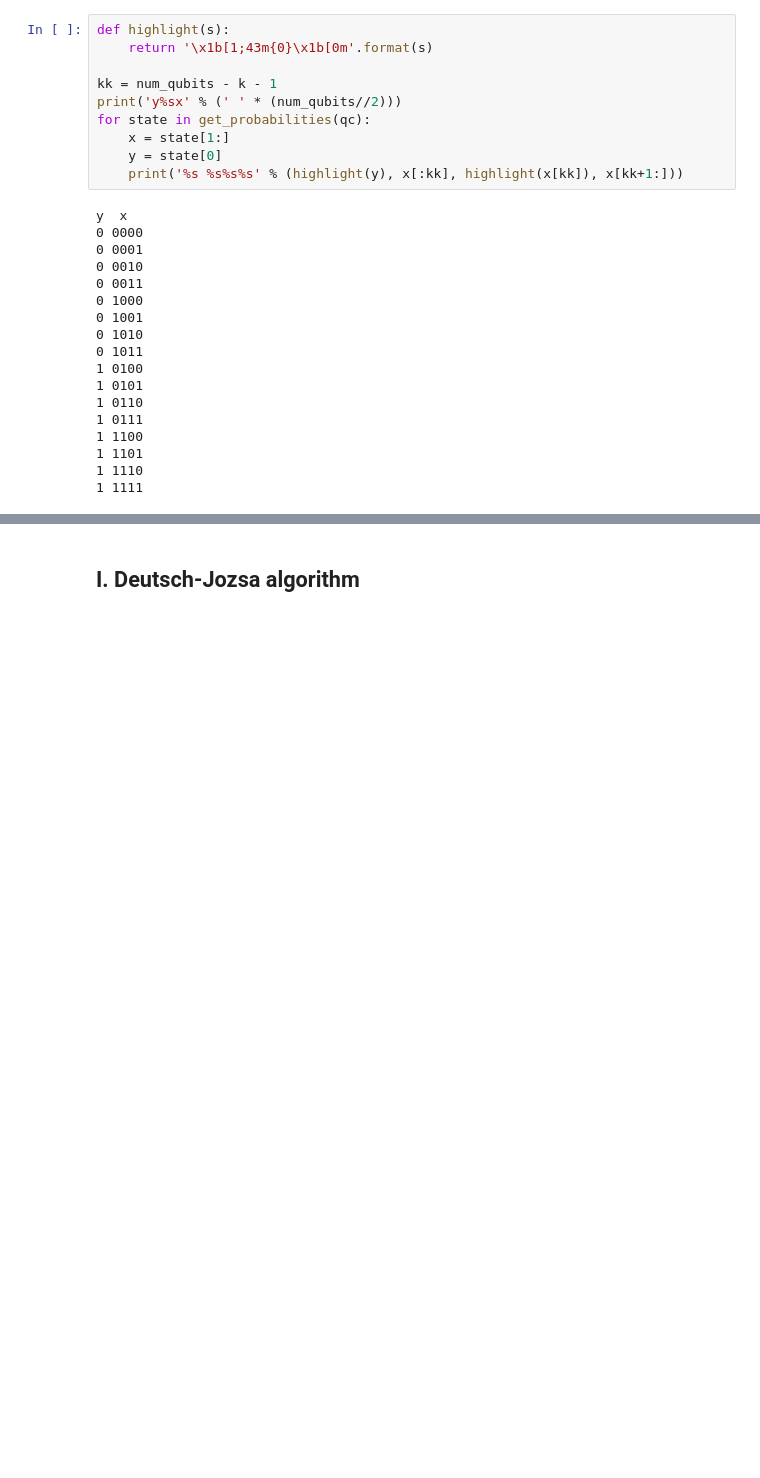
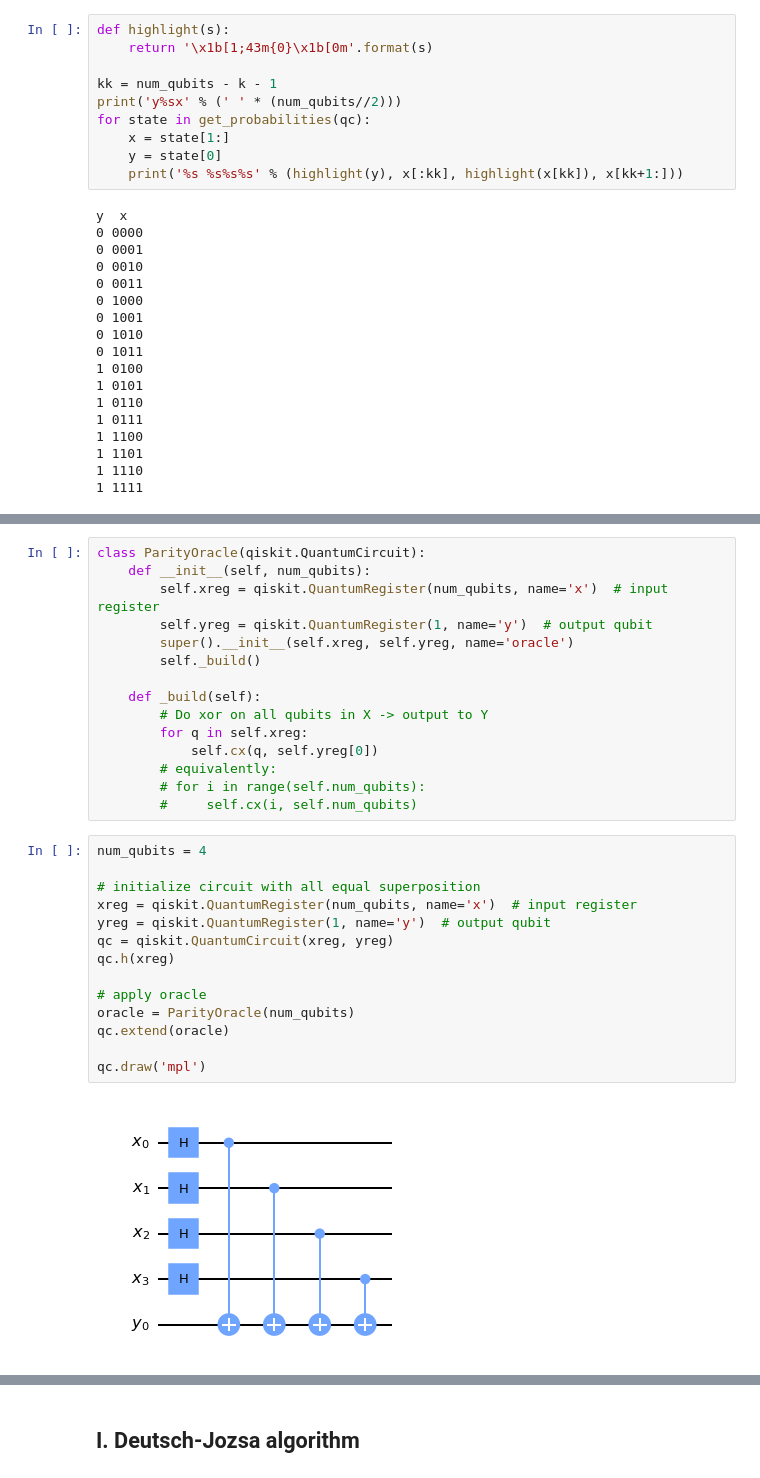
Before and after one commit to finqtech/quantum-problems, a Jupyter notebook: qsharp-contest/qsharp_2018_warmup.ipynb, the cells around one changed output, grey strips where cells are left out. Drawn from its saved outputs; the diff is of its cells as text; blank space fills up the shorter version.

```diff
--- a/qsharp-contest/qsharp_2018_warmup.ipynb
+++ b/qsharp-contest/qsharp_2018_warmup.ipynb
@@ -336,0 +347,31 @@ y  x
+# %%
+class ParityOracle(qiskit.QuantumCircuit):
+    def __init__(self, num_qubits):
+        self.xreg = qiskit.QuantumRegister(num_qubits, name='x')  # input register
+        self.yreg = qiskit.QuantumRegister(1, name='y')  # output qubit
+        super().__init__(self.xreg, self.yreg, name='oracle')
+        self._build()
+
+    def _build(self):
+        # Do xor on all qubits in X -> output to Y
+        for q in self.xreg:
+            self.cx(q, self.yreg[0])
+        # equivalently:
+        # for i in range(self.num_qubits):
+        #     self.cx(i, self.num_qubits)
+# %%
+num_qubits = 4
+
+# initialize circuit with all equal superposition
+xreg = qiskit.QuantumRegister(num_qubits, name='x')  # input register
+yreg = qiskit.QuantumRegister(1, name='y')  # output qubit
+qc = qiskit.QuantumCircuit(xreg, yreg)
+qc.h(xreg)
+
+# apply oracle
+oracle = ParityOracle(num_qubits)
+qc.extend(oracle)
+
+qc.draw('mpl')
+# %% [output]
+[figure, added]
```
Also changed, not shown: parts of 5 cells of this notebook.
